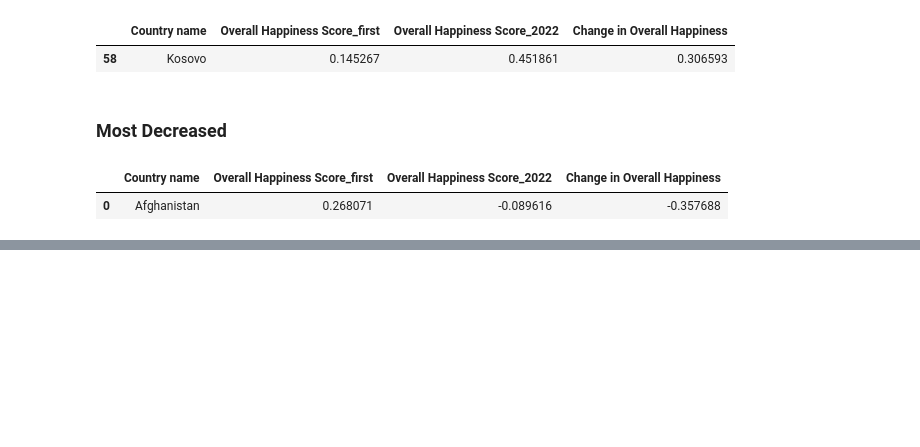
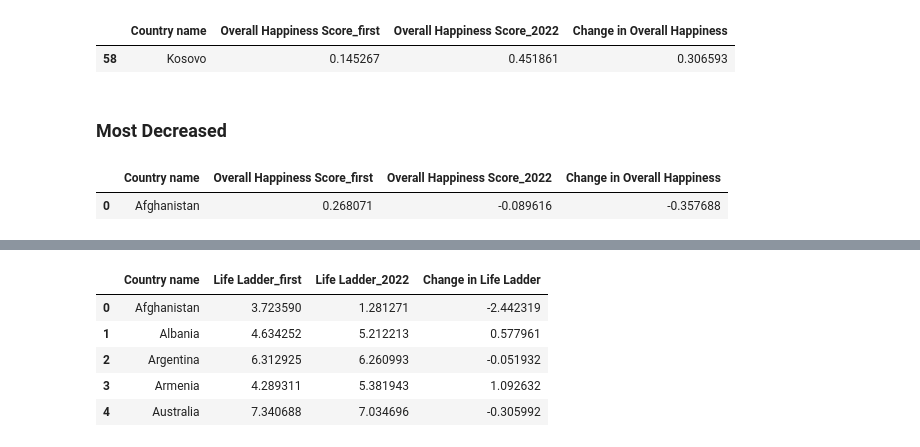
Before and after one commit to USFCA-CS663-Spring2024/happiness-ielo03, a Jupyter notebook: Happiness - Assignment 1 - CS 663 (Machine Learning).ipynb, the cells around one changed output, grey strips where cells are left out. Cells and saved outputs as stored; diff of their text form; code cells hidden in the pictures; blank space fills up the shorter version.

```diff
--- a/Happiness - Assignment 1 - CS 663 (Machine Learning).ipynb
+++ b/Happiness - Assignment 1 - CS 663 (Machine Learning).ipynb
@@ -237,0 +348,9 @@ merged_df[merged_df['Change in Overall Happiness'] == merged_df['Change in Overa
+# %%
+merged_df.head()
+# %% [output]
+|  | Country name | Life Ladder_first | Life Ladder_2022 | Change in Life Ladder |
+| 0 | Afghanistan | 3.723590 | 1.281271 | -2.442319 |
+| 1 | Albania | 4.634252 | 5.212213 | 0.577961 |
+| 2 | Argentina | 6.312925 | 6.260993 | -0.051932 |
+| 3 | Armenia | 4.289311 | 5.381943 | 1.092632 |
+| 4 | Australia | 7.340688 | 7.034696 | -0.305992 |
```
Also changed, not shown: parts of 18 cells of this notebook.
